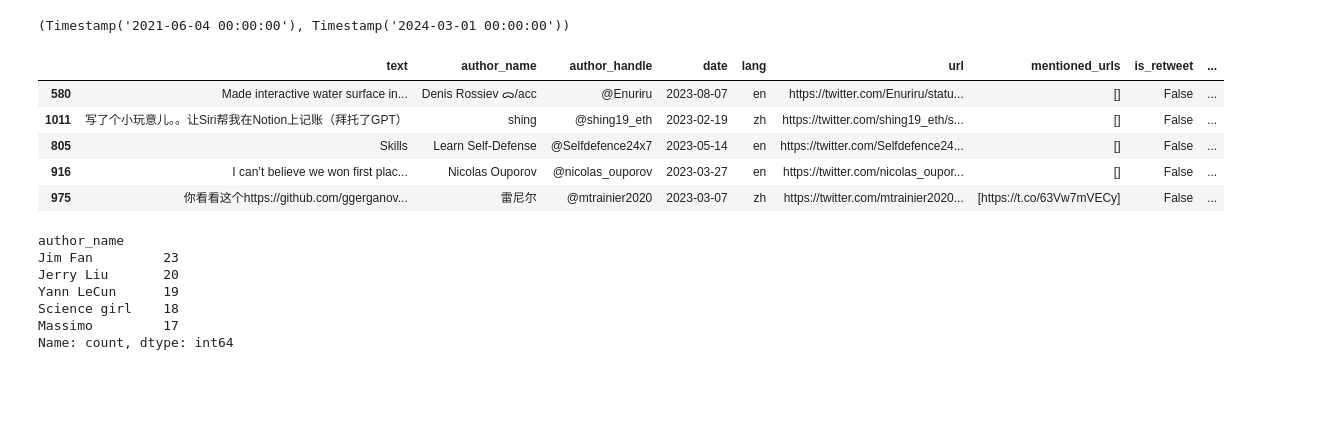
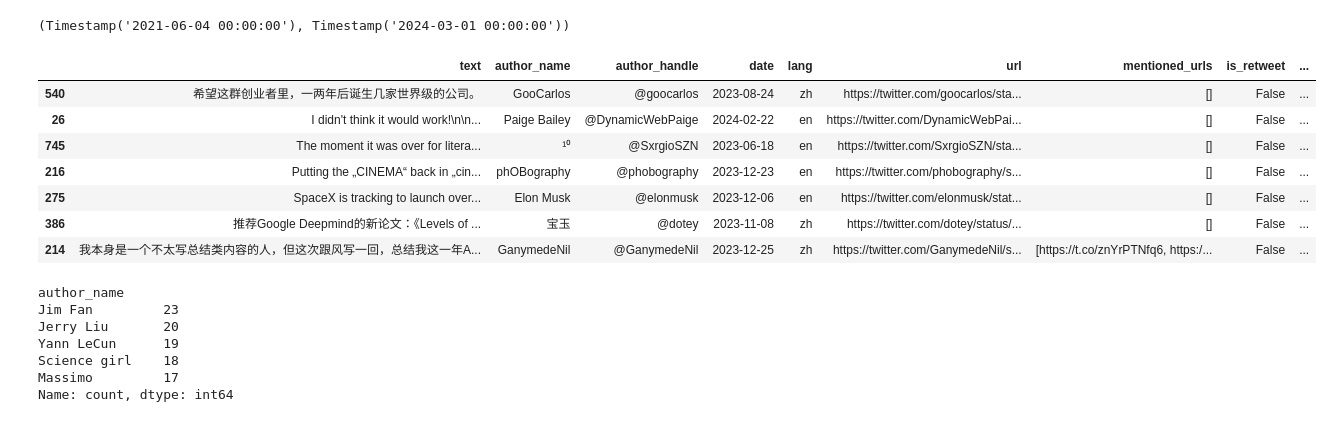
Before and after one commit to AlexZhangji/Twitter-Insight-LLM, a Jupyter notebook: twitter_data_initial_exploration.ipynb, the cells around one changed output. Drawn from its saved outputs; the diff is of its cells as text; code cells hidden in the pictures; blank space fills up the shorter version.

Commit message:
move saved data location to /data

```diff
--- a/twitter_data_initial_exploration.ipynb
+++ b/twitter_data_initial_exploration.ipynb
@@ -3,7 +3,7 @@
 # %%
 import pandas as pd
 
-df = pd.read_json('sample_output_json.json ', lines=True)
+df = pd.read_json('data/sample_output_json.json ', lines=True)
 # Convert 'date' column to datetime with the correct format
 df['date'] = pd.to_datetime(df['date'], format='%d/%m/%Y')
 # %%
@@ -11,14 +11,16 @@ df.date.min(), df.date.max()
 # %% [output]
 (Timestamp('2021-06-04 00:00:00'), Timestamp('2024-03-01 00:00:00'))
 # %%
-df.sample(5)
+df.sample(7)
 # %% [output]
 |  | text | author_name | author_handle | date | lang | url | mentioned_urls | is_retweet | ... |
-| 580 | Made interactive water surface in... | Denis Rossiev ᯅ/acc | @Enuriru | 2023-08-07 | en | https://twitter.com/Enuriru/statu... | [] | False | ... |
-| 1011 | 写了个小玩意儿。。让Siri帮我在Notion上记账（拜托了GPT） | shing | @shing19_eth | 2023-02-19 | zh | https://twitter.com/shing19_eth/s... | [] | False | ... |
-| 805 | Skills | Learn Self-Defense | @Selfdefence24x7 | 2023-05-14 | en | https://twitter.com/Selfdefence24... | [] | False | ... |
-| 916 | I can’t believe we won first plac... | Nicolas Ouporov | @nicolas_ouporov | 2023-03-27 | en | https://twitter.com/nicolas_oupor... | [] | False | ... |
-| 975 | 你看看这个https://github.com/ggerganov... | 雷尼尔 | @mtrainier2020 | 2023-03-07 | zh | https://twitter.com/mtrainier2020... | [https://t.co/63Vw7mVECy] | False | ... |
+| 540 | 希望这群创业者里，一两年后诞生几家世界级的公司。 | GooCarlos | @goocarlos | 2023-08-24 | zh | https://twitter.com/goocarlos/sta... | [] | False | ... |
+| 26 | I didn't think it would work!\n\n... | Paige Bailey | @DynamicWebPaige | 2024-02-22 | en | https://twitter.com/DynamicWebPai... | [] | False | ... |
+| 745 | The moment it was over for litera... | ¹⁰ | @SxrgioSZN | 2023-06-18 | en | https://twitter.com/SxrgioSZN/sta... | [] | False | ... |
+| 216 | Putting the „CINEMA“ back in „cin... | phOBography | @phobography | 2023-12-23 | en | https://twitter.com/phobography/s... | [] | False | ... |
+| 275 | SpaceX is tracking to launch over... | Elon Musk | @elonmusk | 2023-12-06 | en | https://twitter.com/elonmusk/stat... | [] | False | ... |
+| 386 | 推荐Google Deepmind的新论文：《Levels of ... | 宝玉 | @dotey | 2023-11-08 | zh | https://twitter.com/dotey/status/... | [] | False | ... |
+| 214 | 我本身是一个不太写总结类内容的人，但这次跟风写一回，总结我这一年A... | GanymedeNil | @GanymedeNil | 2023-12-25 | zh | https://twitter.com/GanymedeNil/s... | [https://t.co/znYrPTNfq6, https:/... | False | ... |
 # %%
 df.author_name.value_counts().head(5)
 # %% [output]
```
Also changed, not shown: parts of 1 cell of this notebook, 3 other files.
